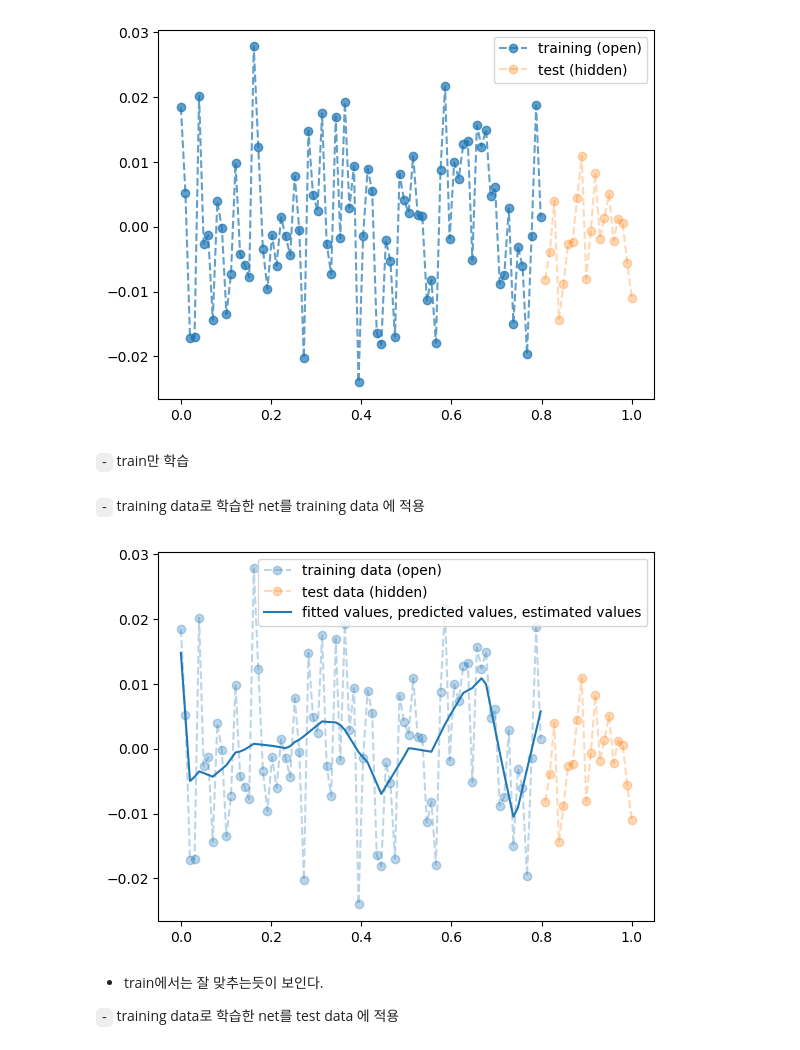
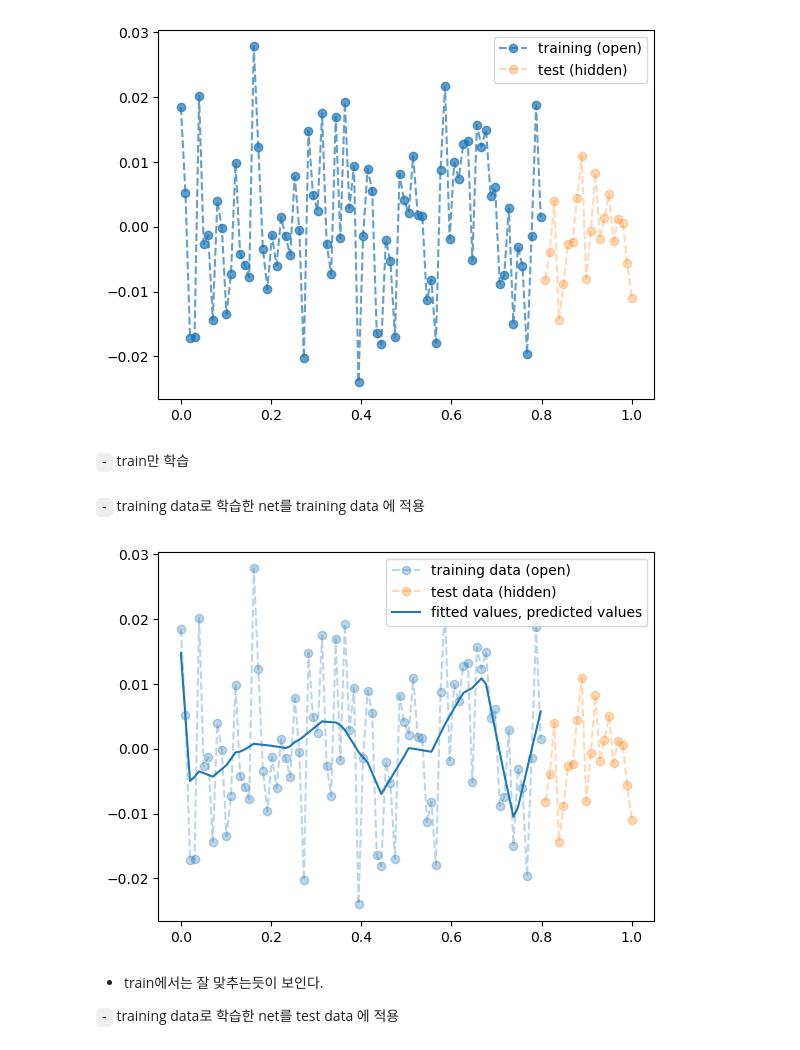
Before and after one commit to guebin/DL2024, a Jupyter notebook: docs/posts/04wk-2.out.ipynb, the cells around one changed output. Cells and saved outputs as stored; diff of their text form; code cells hidden in the pictures.

```diff
--- a/docs/posts/04wk-2.out.ipynb
+++ b/docs/posts/04wk-2.out.ipynb
@@ -95,8 +95,8 @@ plt.plot(xx,yy,'--o',label="test (hidden)",alpha=0.3)
 plt.legend()
 # %% [output]
 [figure]
-# %% [markdown]
-`-` train만 학습
+# %% [markdown]
+`-` train만 학습
 # %%
 torch.manual_seed(1)
 net=torch.nn.Sequential(
@@ -116,19 +116,19 @@ for epoc in range(1000):
     ## 4
     optimizr.step()
     optimizr.zero_grad()
-# %% [markdown]
-`-` training data로 학습한 net를 training data 에 적용
+# %% [markdown]
+`-` training data로 학습한 net를 training data 에 적용
 # %%
 plt.plot(x,y,'--o',label="training data (open)",alpha=0.3)
 plt.plot(xx,yy,'--o',label="test data (hidden)",alpha=0.3)
-plt.plot(x,net(x).data,label="fitted values, predicted values, estimated values",color="C0")
+plt.plot(x,net(x).data,label="fitted values, predicted values",color="C0")
 plt.legend()
 # %% [output]
-[figure, old version]
+[figure, new version]
-# %% [markdown]
--   train에서는 잘 맞추는듯이 보인다.
-
-`-` training data로 학습한 net를 test data 에 적용
+# %% [markdown]
+-   train에서는 잘 맞추는듯이 보인다.
+
+`-` training data로 학습한 net를 test data 에 적용
 # %%
 plt.plot(x,y,'--o',label="training data (open)",alpha=0.3)
 plt.plot(xx,yy,'--o',label="test data (hidden)",alpha=0.3)
```
Also changed, not shown: parts of 45 cells of this notebook, 15 other files.
